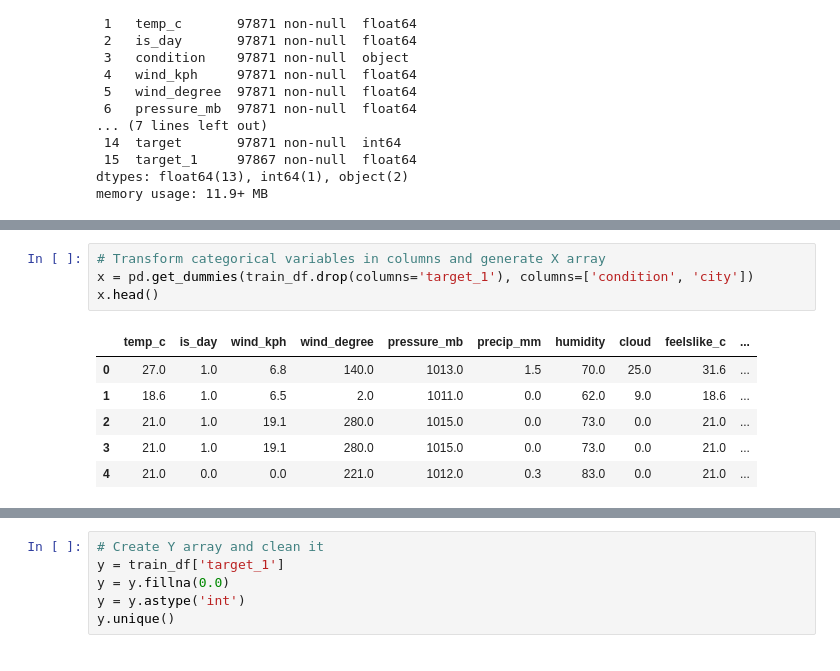
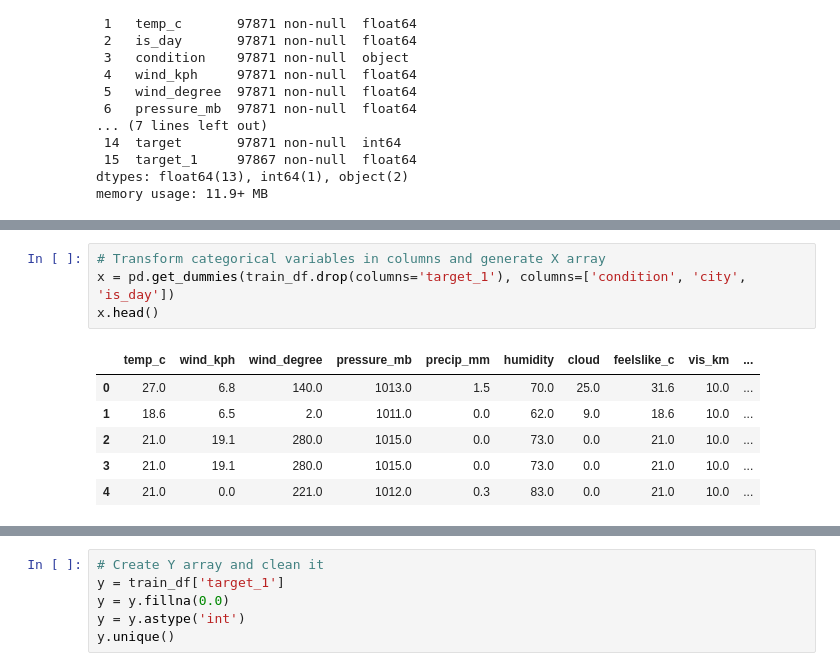
Before and after one commit to phelipesoares/Rain-Prediction, a Jupyter notebook: ML Model Pipeline/Exploratory_Analisis_and_Data_Transformation.ipynb, the cells around one changed output, grey strips where cells are left out. Drawn from its saved outputs; the diff is of its cells as text.

```diff
--- a/ML Model Pipeline/Exploratory_Analisis_and_Data_Transformation.ipynb
+++ b/ML Model Pipeline/Exploratory_Analisis_and_Data_Transformation.ipynb
@@ -326,11 +326,11 @@ sns.barplot(y=train_df['condition'], x=train_df['target_1'], orient='horizontal'
 # %%
 # Transform categorical variables in columns and generate X array
-x = pd.get_dummies(train_df.drop(columns='target_1'), columns=['condition', 'city'])
+x = pd.get_dummies(train_df.drop(columns='target_1'), columns=['condition', 'city', 'is_day'])
 x.head()
 # %% [output]
-|  | temp_c | is_day | wind_kph | wind_degree | pressure_mb | precip_mm | humidity | cloud | feelslike_c | ... |
-| 0 | 27.0 | 1.0 | 6.8 | 140.0 | 1013.0 | 1.5 | 70.0 | 25.0 | 31.6 | ... |
-| 1 | 18.6 | 1.0 | 6.5 | 2.0 | 1011.0 | 0.0 | 62.0 | 9.0 | 18.6 | ... |
-| 2 | 21.0 | 1.0 | 19.1 | 280.0 | 1015.0 | 0.0 | 73.0 | 0.0 | 21.0 | ... |
-| 3 | 21.0 | 1.0 | 19.1 | 280.0 | 1015.0 | 0.0 | 73.0 | 0.0 | 21.0 | ... |
-| 4 | 21.0 | 0.0 | 0.0 | 221.0 | 1012.0 | 0.3 | 83.0 | 0.0 | 21.0 | ... |
+|  | temp_c | wind_kph | wind_degree | pressure_mb | precip_mm | humidity | cloud | feelslike_c | vis_km | ... |
+| 0 | 27.0 | 6.8 | 140.0 | 1013.0 | 1.5 | 70.0 | 25.0 | 31.6 | 10.0 | ... |
+| 1 | 18.6 | 6.5 | 2.0 | 1011.0 | 0.0 | 62.0 | 9.0 | 18.6 | 10.0 | ... |
+| 2 | 21.0 | 19.1 | 280.0 | 1015.0 | 0.0 | 73.0 | 0.0 | 21.0 | 10.0 | ... |
+| 3 | 21.0 | 19.1 | 280.0 | 1015.0 | 0.0 | 73.0 | 0.0 | 21.0 | 10.0 | ... |
+| 4 | 21.0 | 0.0 | 221.0 | 1012.0 | 0.3 | 83.0 | 0.0 | 21.0 | 10.0 | ... |
```
Also changed, not shown: parts of 7 cells of this notebook.
